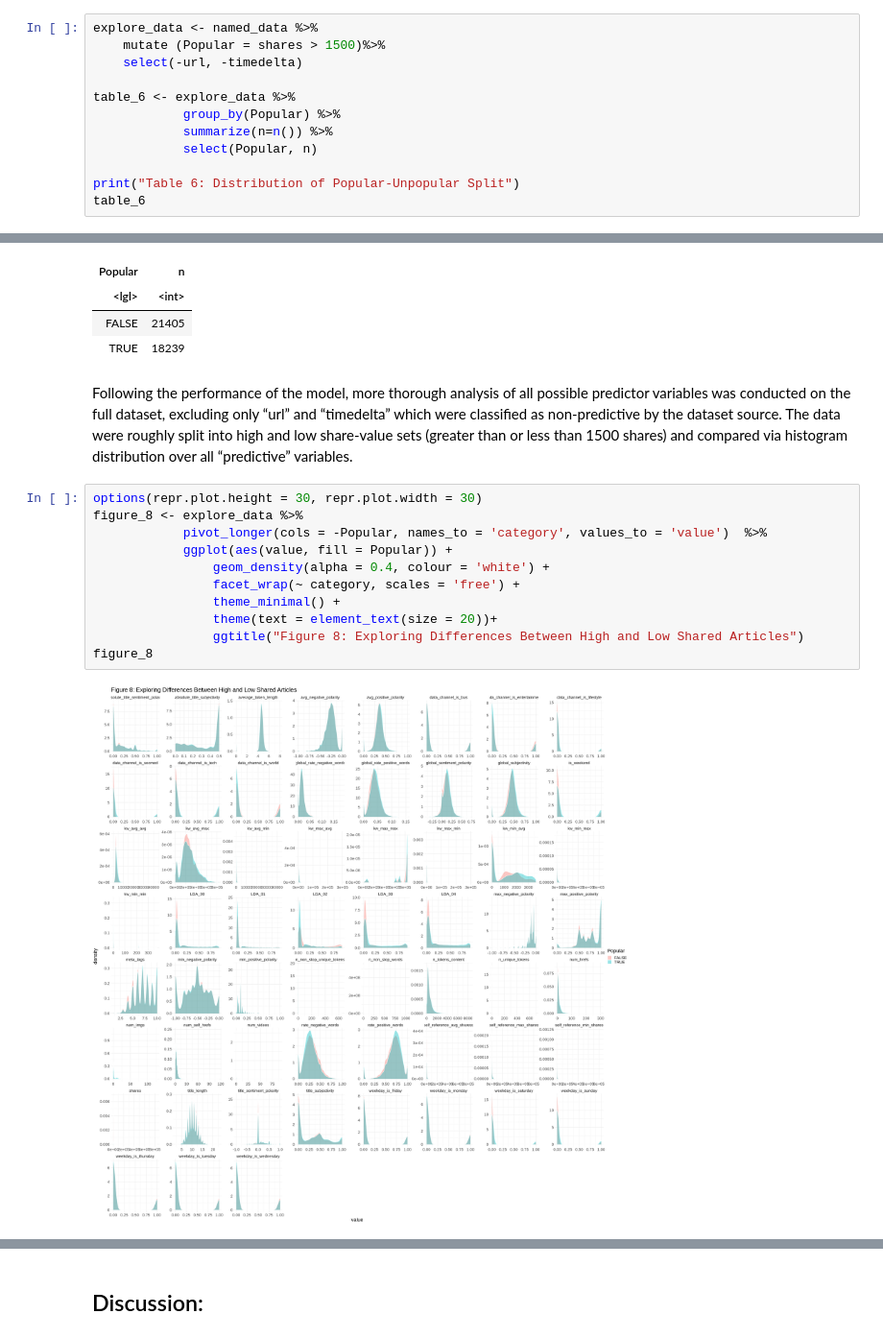
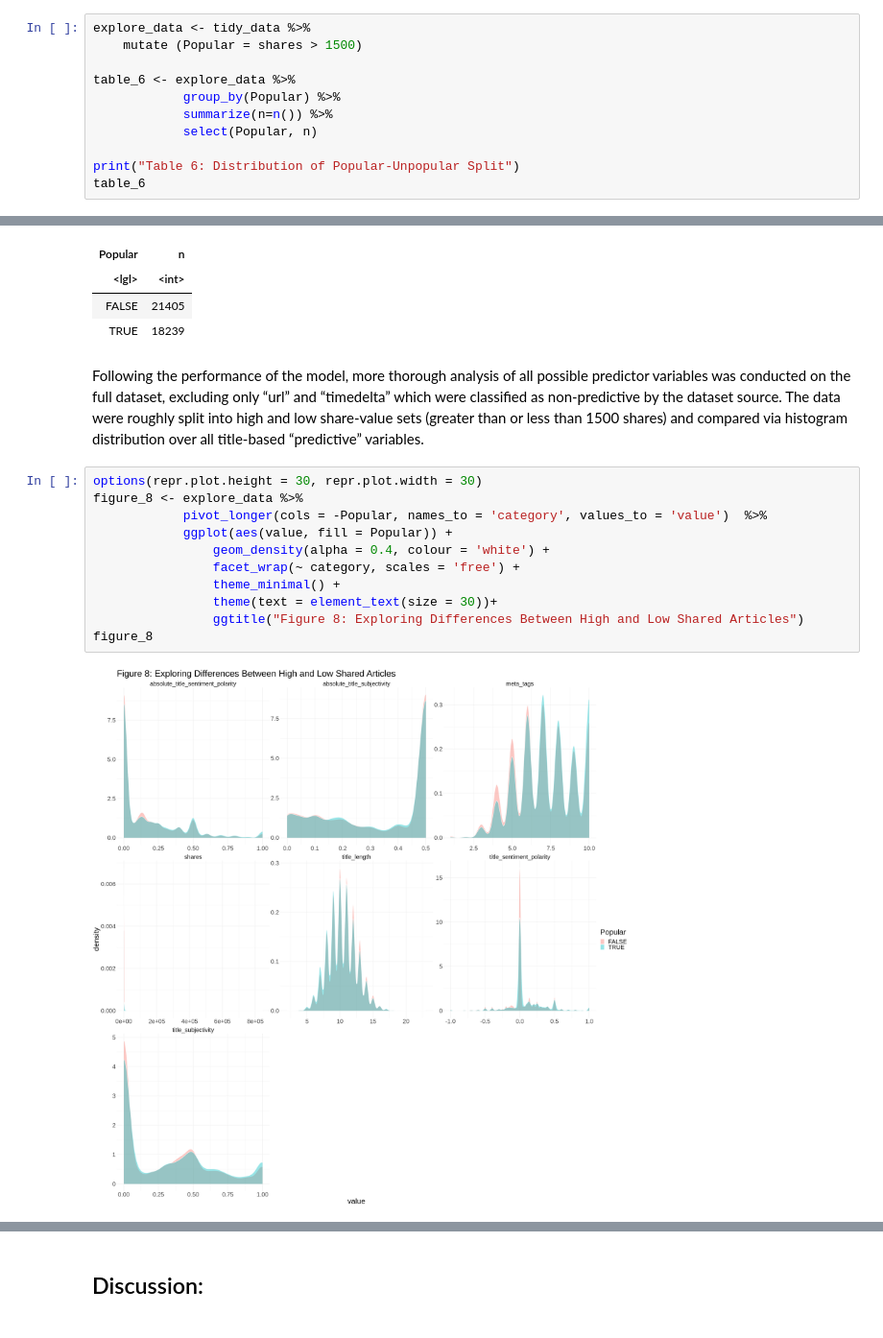
Before and after one commit to dgjfaber/dsci100project, a Jupyter notebook: FinalModel.ipynb, the cells around one changed output, grey strips where cells are left out. Shown at 96% size. Drawn from its saved outputs; the diff is of its cells as text.

Commit message:
updated figure 8

```diff
--- a/FinalModel.ipynb
+++ b/FinalModel.ipynb
@@ -288,9 +290,8 @@ figure_567
 # %% [markdown]
 _These figures display article shares as a function of the three predictor variables. The blue lines represent the predictions that would be made by the model._
 # %%
-explore_data <- named_data %>%
-    mutate (Popular = shares > 1500)%>%
-    select(-url, -timedelta)
+explore_data <- tidy_data %>%
+    mutate (Popular = shares > 1500)
 
 table_6 <- explore_data %>%
             group_by(Popular) %>%
@@ -308,18 +309,18 @@ A tibble: 2 × 2
 | FALSE | 21405 |
 | TRUE | 18239 |
 # %% [markdown]
-Following the performance of the model, more thorough analysis of all possible predictor variables was conducted on the full dataset, excluding only “url” and “timedelta” which were classified as non-predictive by the dataset source. The data were roughly split into high and low share-value sets (greater than or less than 1500 shares) and compared via histogram distribution over all “predictive” variables.
+Following the performance of the model, more thorough analysis of all possible predictor variables was conducted on the full dataset, excluding only “url” and “timedelta” which were classified as non-predictive by the dataset source. The data were roughly split into high and low share-value sets (greater than or less than 1500 shares) and compared via histogram distribution over all title-based “predictive” variables.
 # %%
 options(repr.plot.height = 30, repr.plot.width = 30)
 figure_8 <- explore_data %>%
             pivot_longer(cols = -Popular, names_to = 'category', values_to = 'value')  %>%
             ggplot(aes(value, fill = Popular)) +
                 geom_density(alpha = 0.4, colour = 'white') +
                 facet_wrap(~ category, scales = 'free') +
                 theme_minimal() +
-                theme(text = element_text(size = 20))+
+                theme(text = element_text(size = 30))+
                 ggtitle("Figure 8: Exploring Differences Between High and Low Shared Articles")
 figure_8
 # %% [output]
-[figure, old version]
+[figure, new version]
 # %% [markdown]
```
Also changed, not shown: parts of 7 cells of this notebook.
